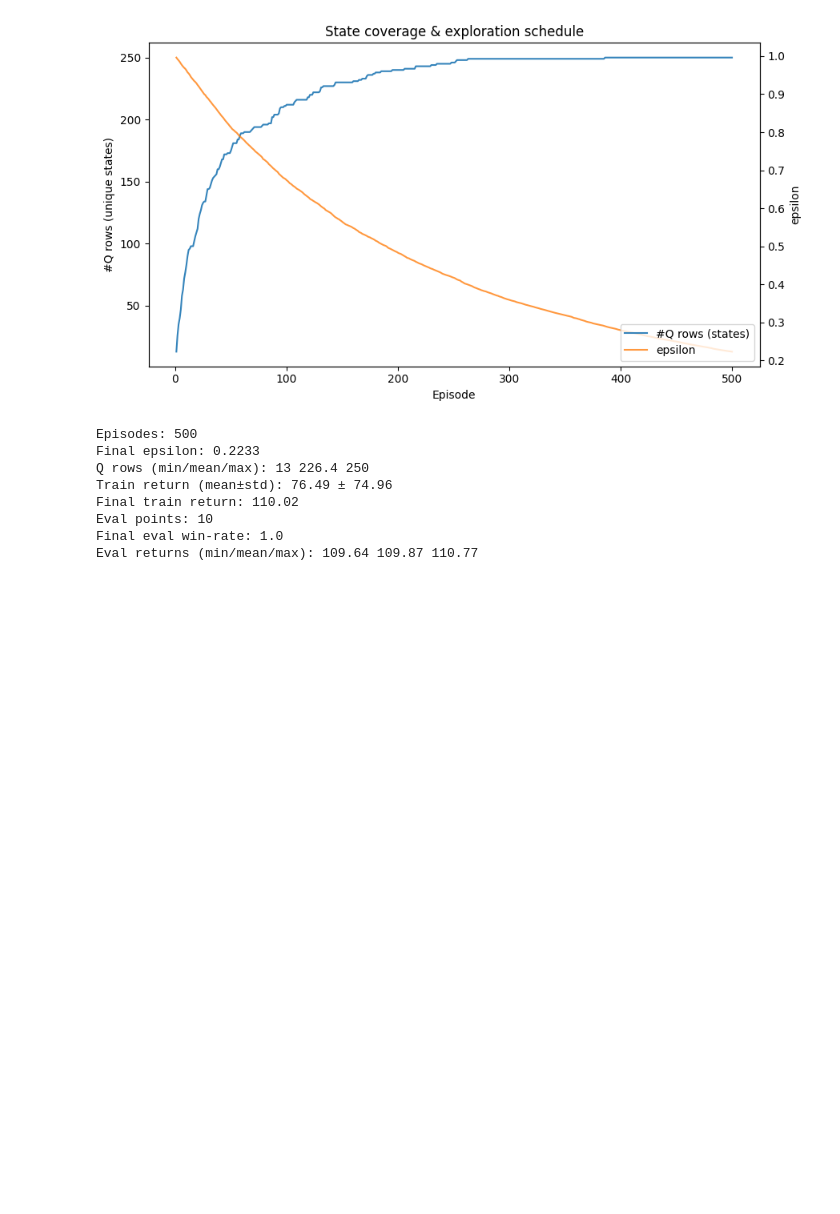
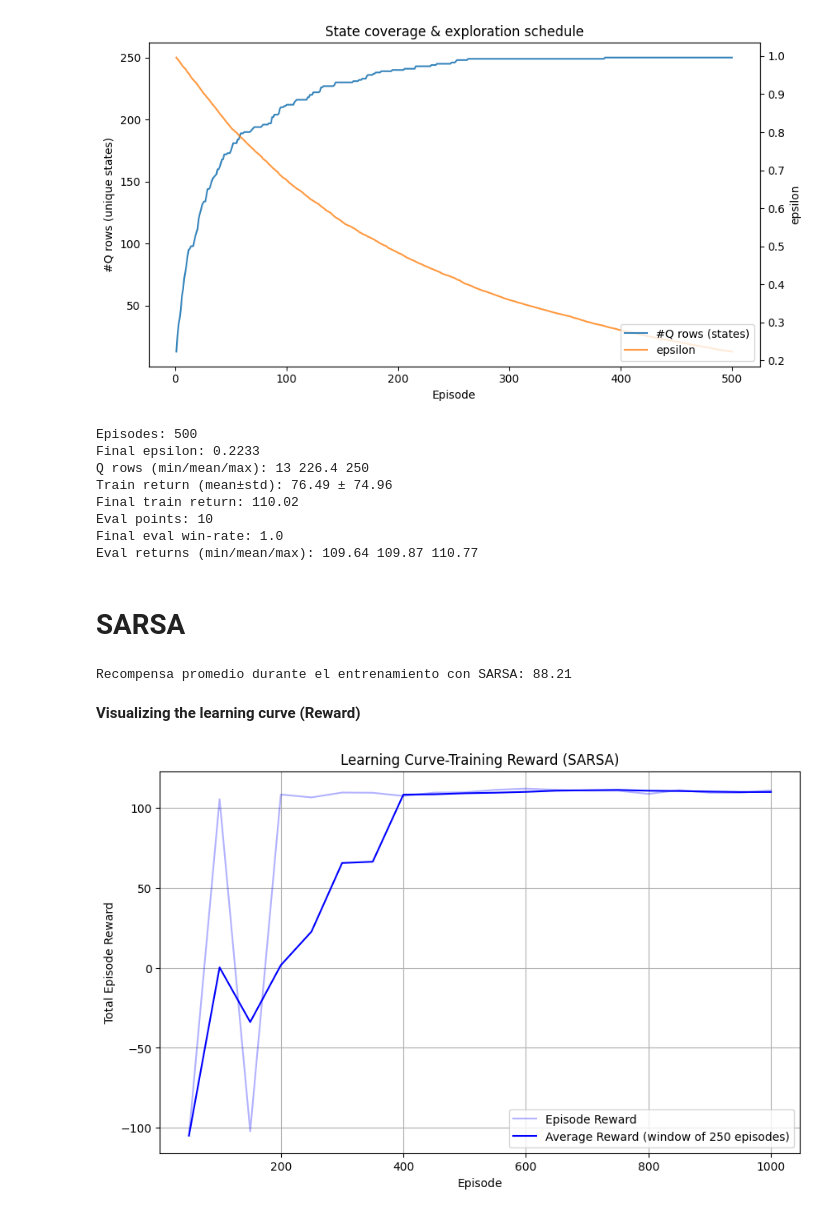
Before and after one commit to mikelpri3/RL_project, a Jupyter notebook: pruebas1.ipynb, the cells around one changed output. Cells and saved outputs as stored; diff of their text form; code cells hidden in the pictures; blank space fills up the shorter version.

Commit message:
sarsa evaluation

```diff
--- a/pruebas1.ipynb
+++ b/pruebas1.ipynb
@@ -448,3 +448,33 @@ Final train return: 110.02
 Eval points: 10
 Final eval win-rate: 1.0
 Eval returns (min/mean/max): 109.64 109.87 110.77
+# %% [markdown]
+# SARSA
+# %%
+import pandas as pd
+import matplotlib.pyplot as plt
+import pickle
+
+df_sarsa = pd.read_csv("./logs/train_log_sarsa.csv")
+
+average_reward = df_sarsa["train_return"].mean()
+print(f"Recompensa promedio durante el entrenamiento con SARSA: {average_reward:.2f}\n")
+# %% [output]
+Recompensa promedio durante el entrenamiento con SARSA: 88.21
+# %% [markdown]
+**Visualizing the learning curve (Reward)**
+# %%
+win_size_reward = 5
+df_sarsa['train_return_smooth'] = df_sarsa['train_return'].rolling(window=win_size_reward, min_periods=1).mean()
+
+plt.figure(figsize=(10, 6))
+plt.plot(df_sarsa["episode"], df_sarsa["train_return"], 'b-', alpha=0.3, label="Episode Reward")
+plt.plot(df_sarsa["episode"], df_sarsa['train_return_smooth'], 'b-', label=f"Average Reward (window of {win_size_reward * 50} episodes)")
+plt.title("Learning Curve-Training Reward (SARSA)")
+plt.xlabel("Episode")
+plt.ylabel("Total Episode Reward")
+plt.legend()
+plt.grid(True)
+plt.show()
+# %% [output]
+[figure, added]
```
Also changed, not shown: parts of 6 cells of this notebook, 4 other files.
